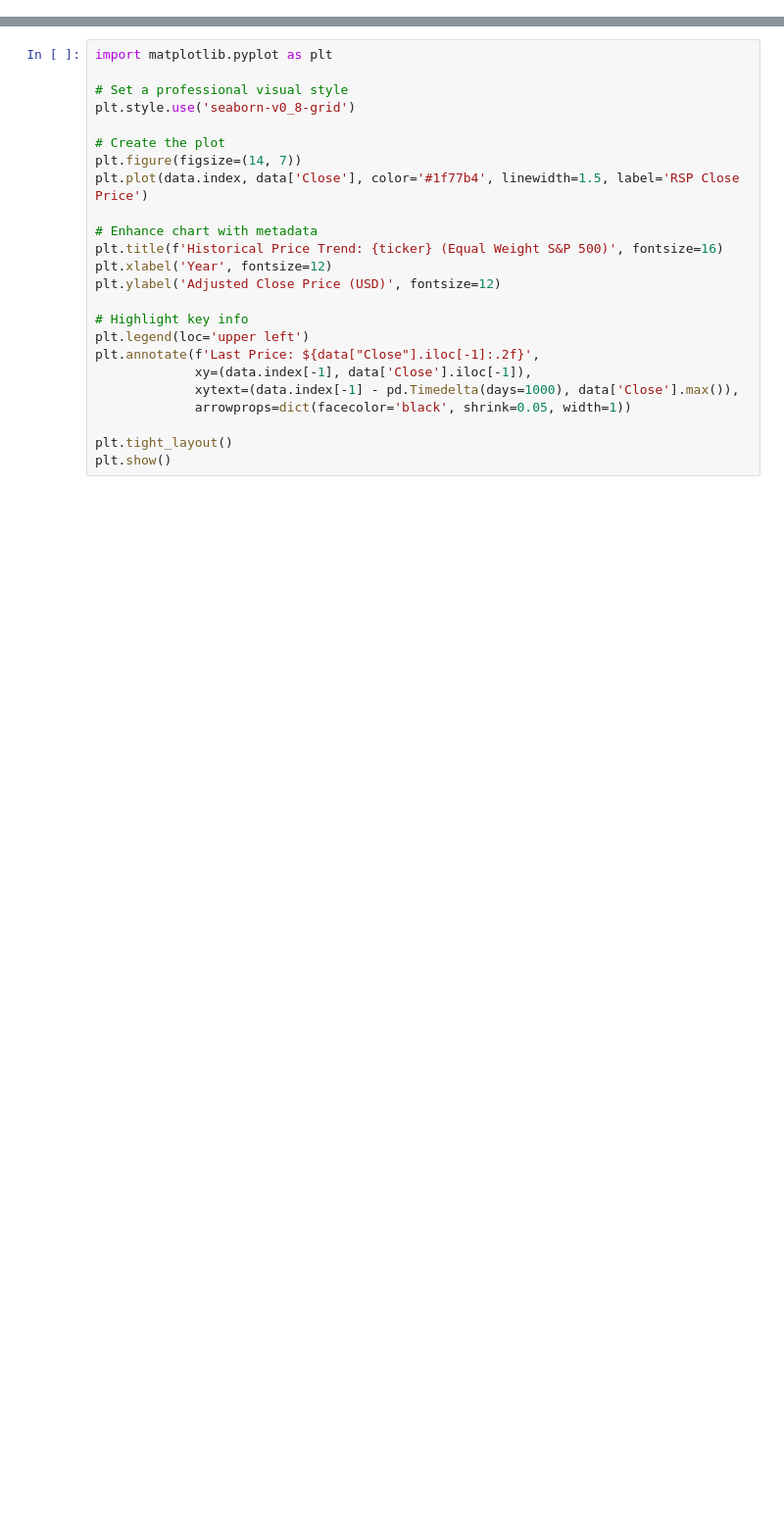
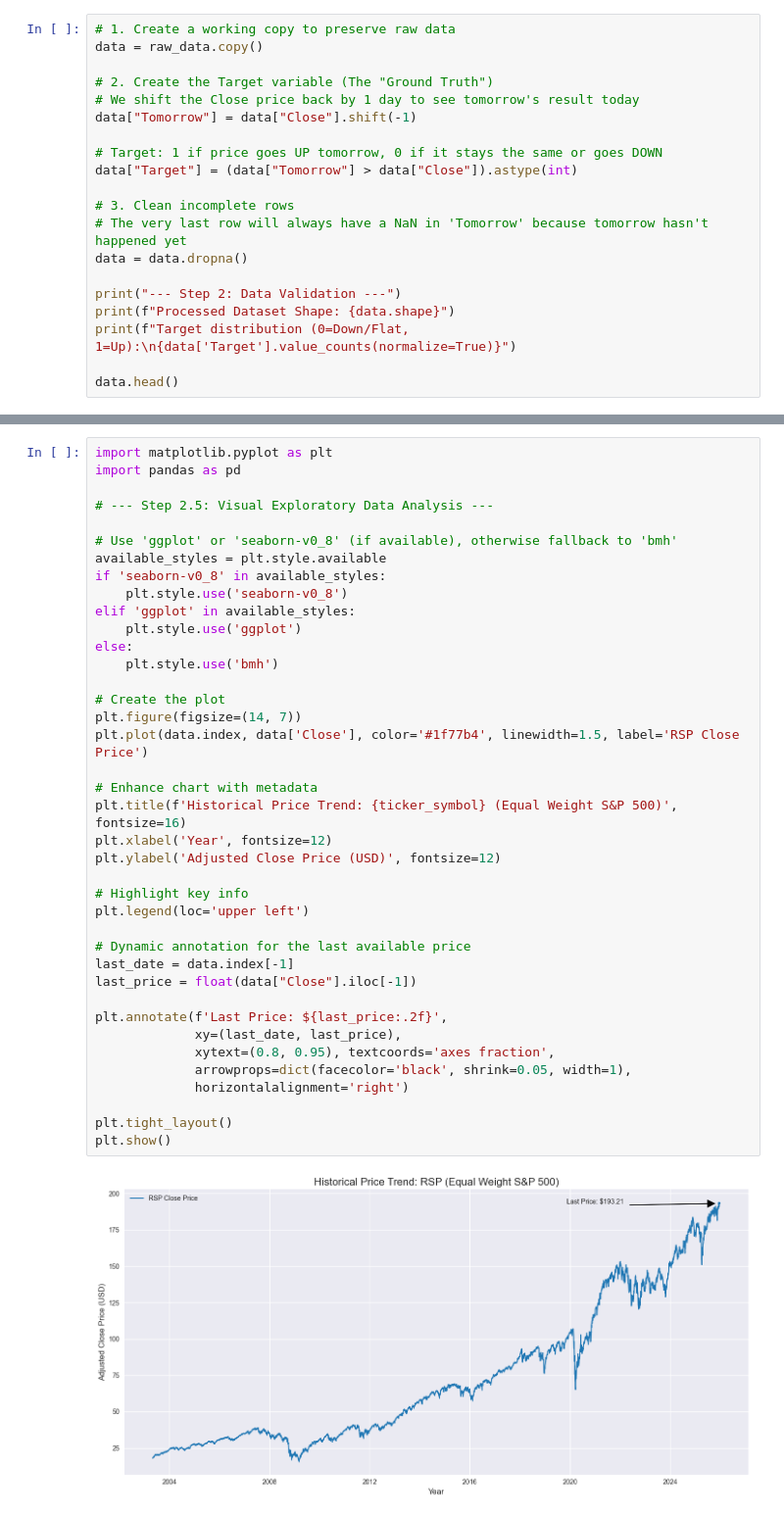
Before and after one commit to gabrielarcangelbol/ML-Engineer-Final-Portfolio, a Jupyter notebook: notebooks/01_eda_and_preprocessing.ipynb, the cells around one changed output, grey strips where cells are left out. Shown at 98% size. Saved outputs shown, nothing was run; the diff lists cells and outputs as text; blank space fills up the shorter version.

```diff
--- a/notebooks/01_eda_and_preprocessing.ipynb
+++ b/notebooks/01_eda_and_preprocessing.ipynb
@@ -35,0 +45,20 @@ data.head()
+# %%
+# 1. Create a working copy to preserve raw data
+data = raw_data.copy()
+
+# 2. Create the Target variable (The "Ground Truth")
+# We shift the Close price back by 1 day to see tomorrow's result today
+data["Tomorrow"] = data["Close"].shift(-1)
+
+# Target: 1 if price goes UP tomorrow, 0 if it stays the same or goes DOWN
+data["Target"] = (data["Tomorrow"] > data["Close"]).astype(int)
+
+# 3. Clean incomplete rows
+# The very last row will always have a NaN in 'Tomorrow' because tomorrow hasn't happened yet
+data = data.dropna()
+
+print("--- Step 2: Data Validation ---")
+print(f"Processed Dataset Shape: {data.shape}")
+print(f"Target distribution (0=Down/Flat, 1=Up):\n{data['Target'].value_counts(normalize=True)}")
+
+data.head()
@@ -36,24 +83,41 @@ data.head()
 # %%
 import matplotlib.pyplot as plt
+import pandas as pd
 
-# Set a professional visual style
-plt.style.use('seaborn-v0_8-grid')
+# --- Step 2.5: Visual Exploratory Data Analysis ---
+
+# Use 'ggplot' or 'seaborn-v0_8' (if available), otherwise fallback to 'bmh'
+available_styles = plt.style.available
+if 'seaborn-v0_8' in available_styles:
+    plt.style.use('seaborn-v0_8')
+elif 'ggplot' in available_styles:
+    plt.style.use('ggplot')
+else:
+    plt.style.use('bmh')
 
 # Create the plot
 plt.figure(figsize=(14, 7))
 plt.plot(data.index, data['Close'], color='#1f77b4', linewidth=1.5, label='RSP Close Price')
 
 # Enhance chart with metadata
-plt.title(f'Historical Price Trend: {ticker} (Equal Weight S&P 500)', fontsize=16)
+plt.title(f'Historical Price Trend: {ticker_symbol} (Equal Weight S&P 500)', fontsize=16)
 plt.xlabel('Year', fontsize=12)
 plt.ylabel('Adjusted Close Price (USD)', fontsize=12)
 
 # Highlight key info
 plt.legend(loc='upper left')
-plt.annotate(f'Last Price: ${data["Close"].iloc[-1]:.2f}',
-             xy=(data.index[-1], data['Close'].iloc[-1]),
-             xytext=(data.index[-1] - pd.Timedelta(days=1000), data['Close'].max()),
-             arrowprops=dict(facecolor='black', shrink=0.05, width=1))
+
+# Dynamic annotation for the last available price
+last_date = data.index[-1]
+last_price = float(data["Close"].iloc[-1])
+
+plt.annotate(f'Last Price: ${last_price:.2f}',
+             xy=(last_date, last_price),
+             xytext=(0.8, 0.95), textcoords='axes fraction',
+             arrowprops=dict(facecolor='black', shrink=0.05, width=1),
+             horizontalalignment='right')
 
 plt.tight_layout()
 plt.show()
+# %% [output]
+[figure, added]
```
Also changed, not shown: parts of 8 cells of this notebook.
